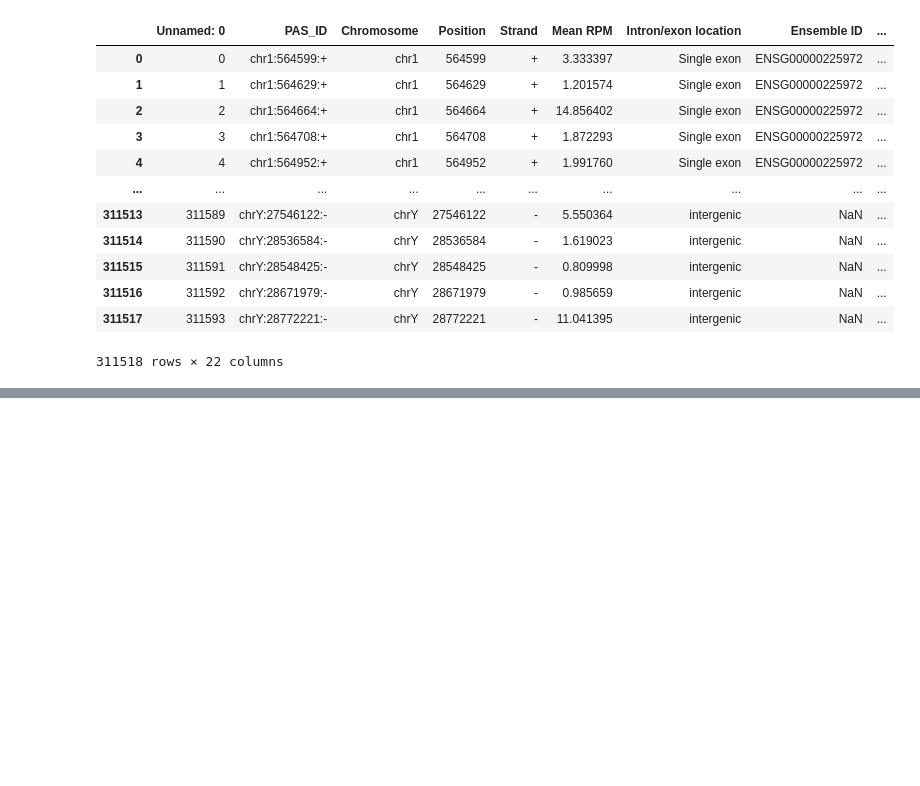
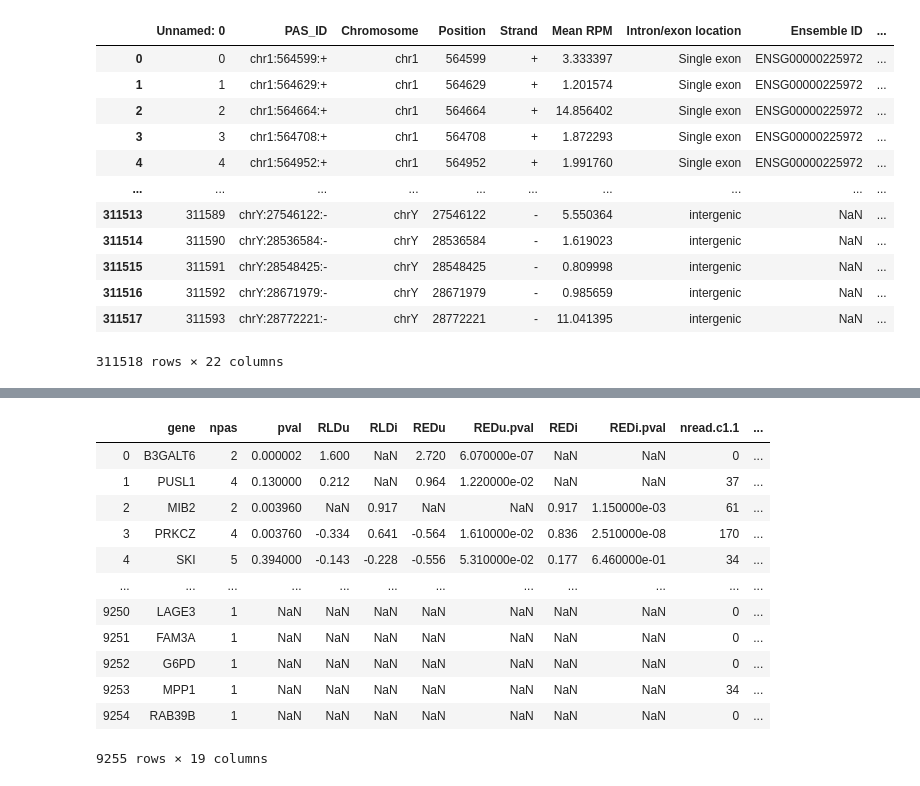
Before and after one commit to AidenSb/APA, a Jupyter notebook: For_ALS_atlas_paper/general_stuff.ipynb, the cells around one changed output, grey strips where cells are left out. Saved outputs shown, nothing was run; the diff lists cells and outputs as text; code cells hidden in the pictures; blank space fills up the shorter version.

```diff
--- a/For_ALS_atlas_paper/general_stuff.ipynb
+++ b/For_ALS_atlas_paper/general_stuff.ipynb
@@ -255,0 +287,17 @@ polyA_atlas
+# %%
+exc_df = pd.read_csv('Excitatory_C9ALSvsCTRL/gene.txt', sep='\t')
+exc_df
+# %% [output]
+|  | gene | npas | pval | RLDu | RLDi | REDu | REDu.pval | REDi | REDi.pval | nread.c1.1 | ... |
+| 0 | B3GALT6 | 2 | 0.000002 | 1.600 | NaN | 2.720 | 6.070000e-07 | NaN | NaN | 0 | ... |
+| 1 | PUSL1 | 4 | 0.130000 | 0.212 | NaN | 0.964 | 1.220000e-02 | NaN | NaN | 37 | ... |
+| 2 | MIB2 | 2 | 0.003960 | NaN | 0.917 | NaN | NaN | 0.917 | 1.150000e-03 | 61 | ... |
+| 3 | PRKCZ | 4 | 0.003760 | -0.334 | 0.641 | -0.564 | 1.610000e-02 | 0.836 | 2.510000e-08 | 170 | ... |
+| 4 | SKI | 5 | 0.394000 | -0.143 | -0.228 | -0.556 | 5.310000e-02 | 0.177 | 6.460000e-01 | 34 | ... |
+| ... | ... | ... | ... | ... | ... | ... | ... | ... | ... | ... | ... |
+| 9250 | LAGE3 | 1 | NaN | NaN | NaN | NaN | NaN | NaN | NaN | 0 | ... |
+| 9251 | FAM3A | 1 | NaN | NaN | NaN | NaN | NaN | NaN | NaN | 0 | ... |
+| 9252 | G6PD | 1 | NaN | NaN | NaN | NaN | NaN | NaN | NaN | 0 | ... |
+| 9253 | MPP1 | 1 | NaN | NaN | NaN | NaN | NaN | NaN | NaN | 34 | ... |
+| 9254 | RAB39B | 1 | NaN | NaN | NaN | NaN | NaN | NaN | NaN | 0 | ... |
+9255 rows × 19 columns
```
Also changed, not shown: parts of 6 cells of this notebook, 1 other file.
